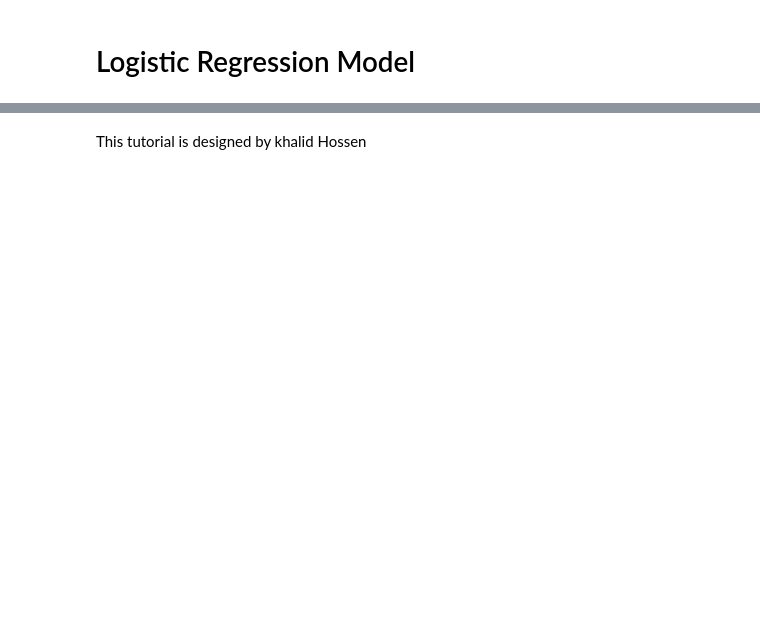
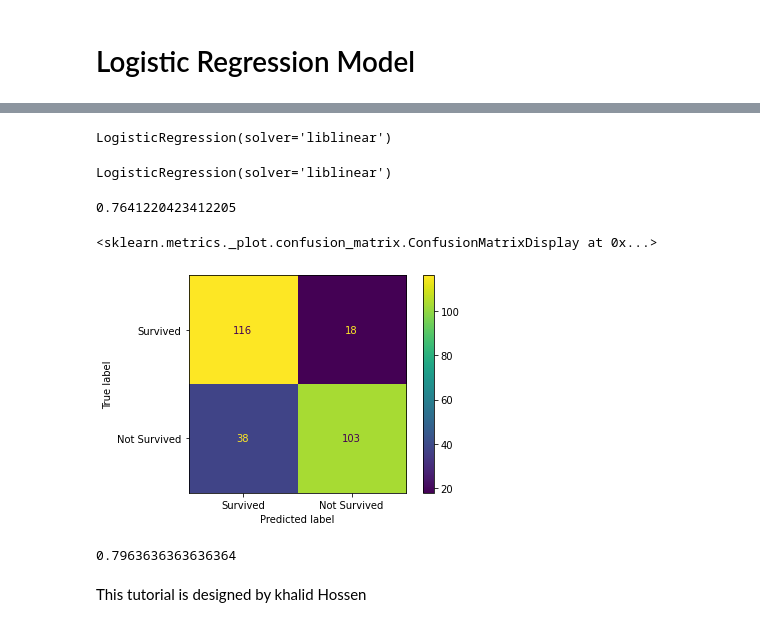
Before and after one commit to Khalid019/Titanic_Survival_Classification_Using_Machine-Learning, a Jupyter notebook: Titanic_Survival.ipynb, the cells around one changed output, grey strips where cells are left out. Drawn from its saved outputs; the diff is of its cells as text; code cells hidden in the pictures; blank space fills up the shorter version.

```diff
--- a/Titanic_Survival.ipynb
+++ b/Titanic_Survival.ipynb
@@ -562,0 +606,10 @@ plt.show()
+# %%
+params = {
+ 'C': [1.0, 2, 5, 9],
+ 'max_iter': [100, 500],
+ 'penalty': ['l2',],
+ 'solver': ['lbfgs', 'newton-cg', 'saga','liblinear']
+ }
+# %%
+grid = RandomizedSearchCV(lr, param_distributions=params, cv=5, scoring='accuracy')
+grid.fit(features[['Fare', 'Sex']], target)
@@ -563,2 +624,29 @@ plt.show()
+# %%
+grid.best_estimator_
+# %% [output]
+LogisticRegression(solver='liblinear')
+# %%
+lr_grid = grid.best_estimator_
+lr_grid
+# %% [output]
+LogisticRegression(solver='liblinear')
+# %%
+grid.best_score_
+# %% [output]
+0.7641220423412205
+# %%
+ypred_lr_grid = lr_grid.predict(xtest[['Fare', 'Sex']])
+cm_lr_grid = confusion_matrix(ytest, ypred_lr_grid)
+# %%
+cm_lr_grid_disp = ConfusionMatrixDisplay(cm_lr_grid, display_labels=['Survived', 'Not Survived'])
+cm_lr_grid_disp.plot()
+# %% [output]
+<sklearn.metrics._plot.confusion_matrix.ConfusionMatrixDisplay at 0x...>
+[figure, added]
+# %%
+accuracy_score_lr_grid = accuracy_score(ytest, ypred_lr_grid)
+accuracy_score_lr_grid
+# %% [output]
+0.7963636363636364
 # %% [markdown]
 This tutorial is designed by khalid Hossen
```
Also changed, not shown: parts of 16 cells of this notebook.
